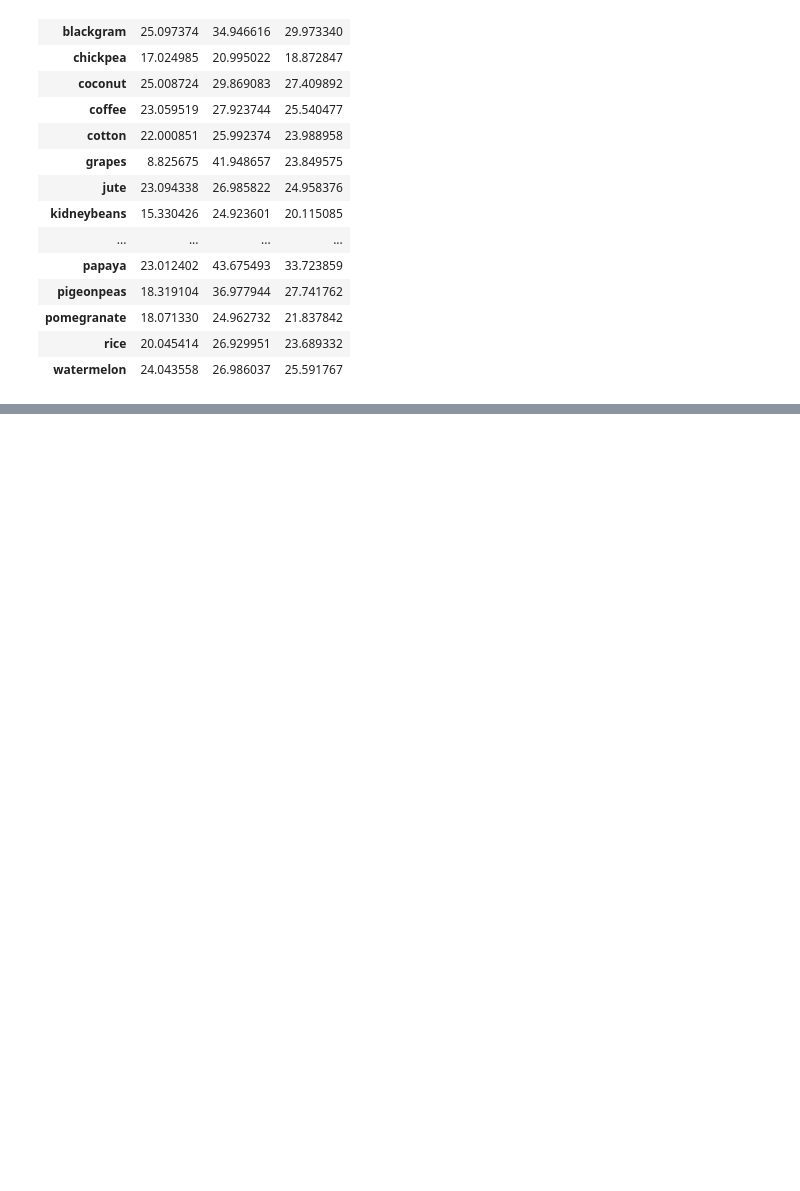
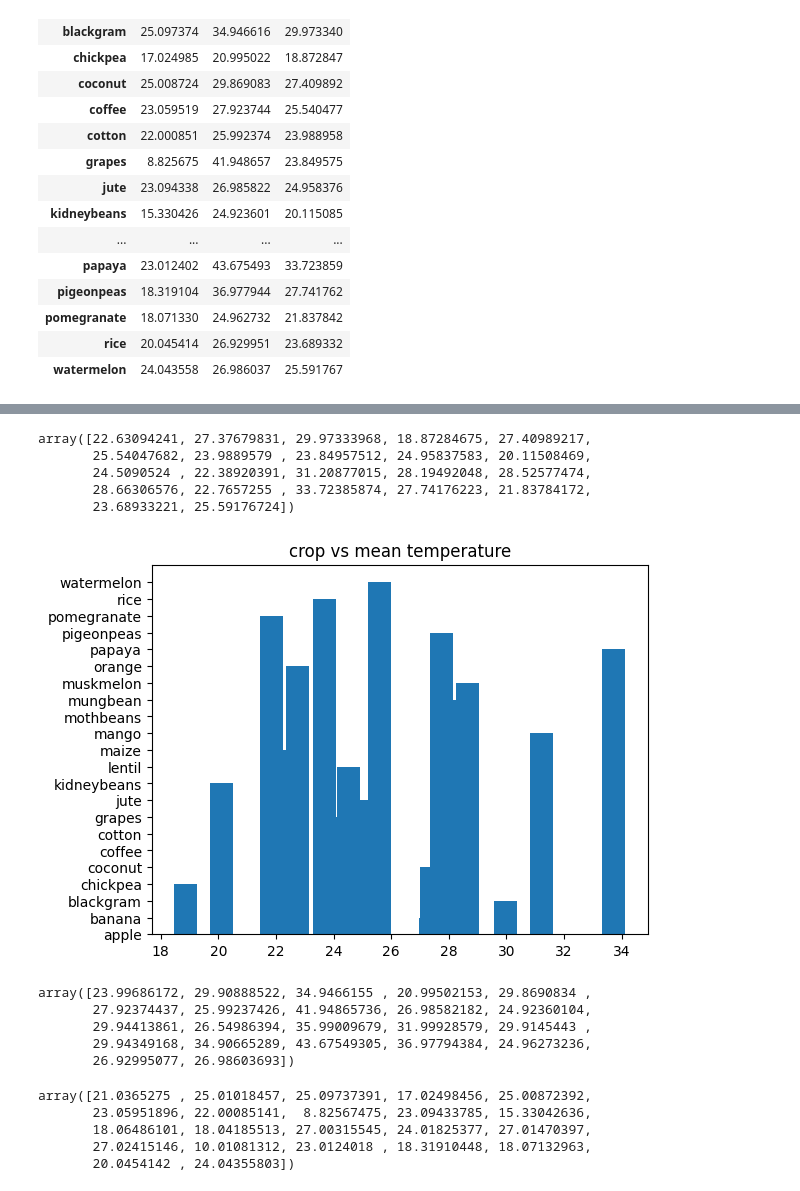
Before and after one commit to vanshika705/UnsupervisedLearningProject, a Jupyter notebook: project.ipynb, the cells around one changed output, grey strips where cells are left out. Cells and saved outputs as stored; diff of their text form; code cells hidden in the pictures; blank space fills up the shorter version.

```diff
--- a/project.ipynb
+++ b/project.ipynb
@@ -127,7 +134,8 @@ grouped[["N"]].mean()
 | rice | 79.89 |
 | watermelon | 99.42 |
 # %%
-grouped["temperature"].agg(min="min",max="max",mean="mean")
+group_temp = grouped["temperature"].agg(min="min",max="max",mean="mean")
+group_temp
 # %% [output]
 |  | min | max | mean |
 | label |  |  |  |
@@ -151,0 +170,3 @@ grouped["temperature"].agg(min="min",max="max",mean="mean")
+# %%
+crops =list(group_temp.index)
+crops
@@ -151,0 +191,33 @@ grouped["temperature"].agg(min="min",max="max",mean="mean")
+# %%
+mean_crop_temp = group_temp["mean"].values
+mean_crop_temp
+# %% [output]
+array([22.63094241, 27.37679831, 29.97333968, 18.87284675, 27.40989217,
+       25.54047682, 23.9889579 , 23.84957512, 24.95837583, 20.11508469,
+       24.5090524 , 22.38920391, 31.20877015, 28.19492048, 28.52577474,
+       28.66306576, 22.7657255 , 33.72385874, 27.74176223, 21.83784172,
+       23.68933221, 25.59176724])
+# %%
+plt.bar(mean_crop_temp,crops)
+plt.title("crop vs mean temperature")
+plt.show()
+# %% [output]
+[figure, added]
+# %%
+max_crop_temp = group_temp["max"].values
+max_crop_temp
+# %% [output]
+array([23.99686172, 29.90888522, 34.9466155 , 20.99502153, 29.8690834 ,
+       27.92374437, 25.99237426, 41.94865736, 26.98582182, 24.92360104,
+       29.94413861, 26.54986394, 35.99009679, 31.99928579, 29.9145443 ,
+       29.94349168, 34.90665289, 43.67549305, 36.97794384, 24.96273236,
+       26.92995077, 26.98603693])
+# %%
+min_crop_temp  = group_temp["min"].values
+min_crop_temp
+# %% [output]
+array([21.0365275 , 25.01018457, 25.09737391, 17.02498456, 25.00872392,
+       23.05951896, 22.00085141,  8.82567475, 23.09433785, 15.33042636,
+       18.06486101, 18.04185513, 27.00315545, 24.01825377, 27.01470397,
+       27.02415146, 10.01081312, 23.0124018 , 18.31910448, 18.07132963,
+       20.0454142 , 24.04355803])
```
Also changed, not shown: parts of 19 cells of this notebook.
